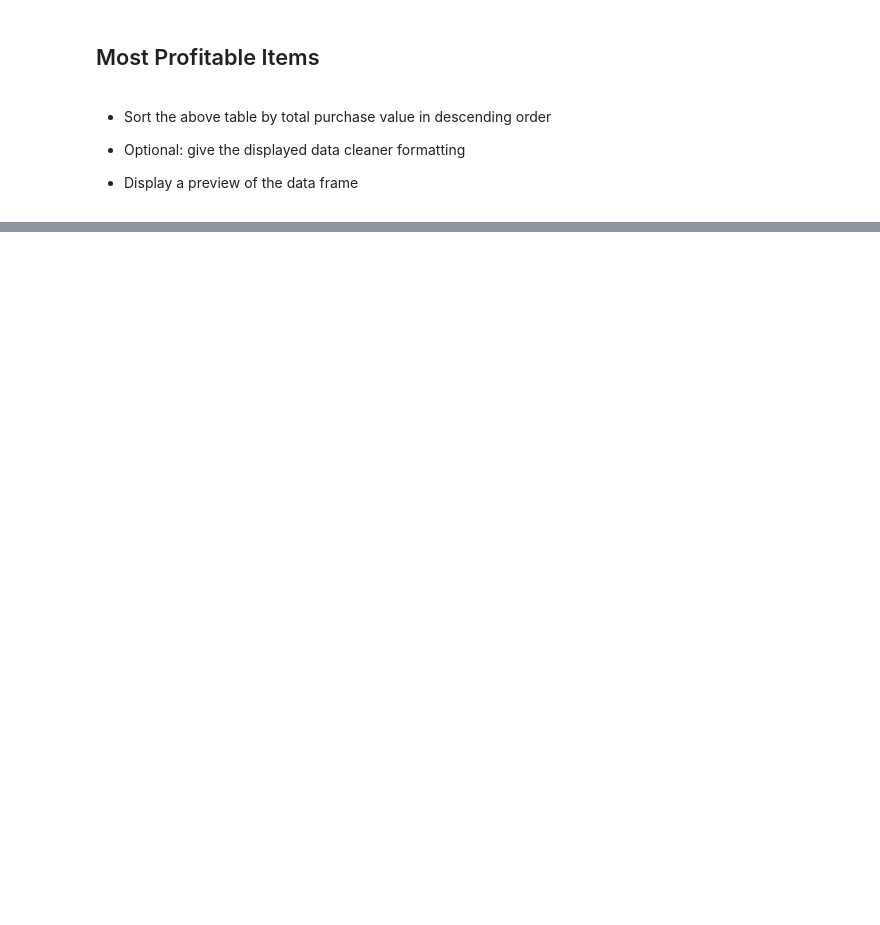
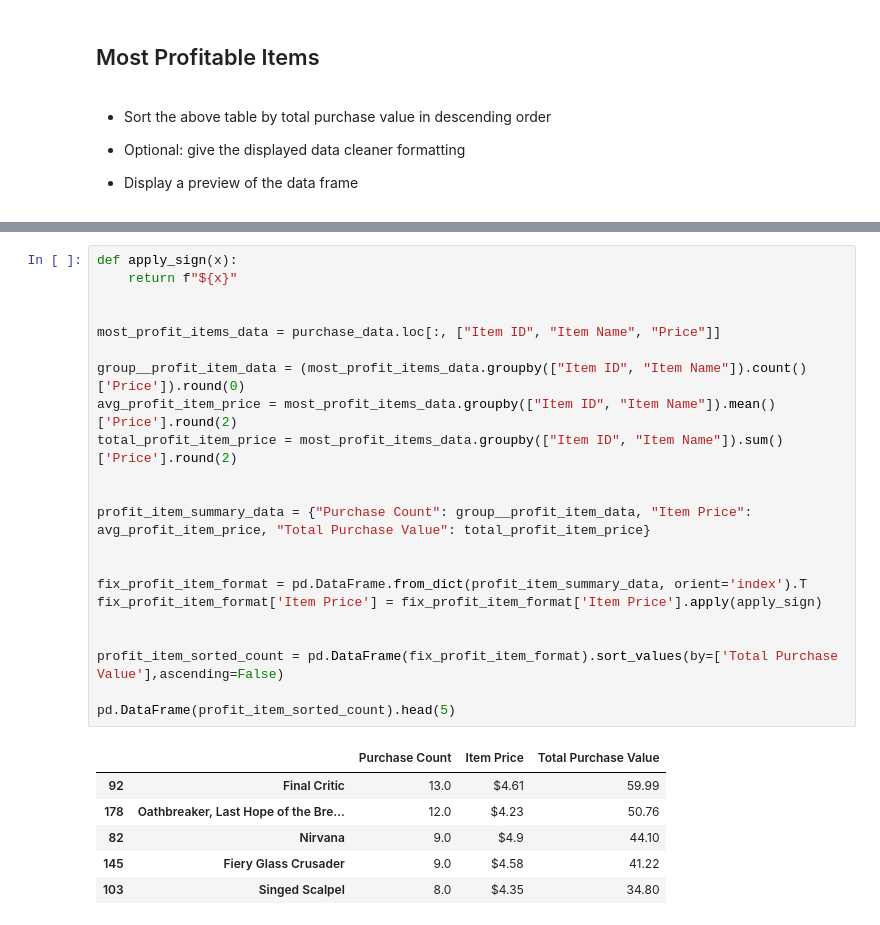
Before and after one commit to khbader101/Pandas-Challenge, a Jupyter notebook: HeroesOfPymoli/HeroesOfPymoli_starter.ipynb, the cells around one changed output, grey strips where cells are left out. Cells and saved outputs as stored; diff of their text form; blank space fills up the shorter version.

```diff
--- a/HeroesOfPymoli/HeroesOfPymoli_starter.ipynb
+++ b/HeroesOfPymoli/HeroesOfPymoli_starter.ipynb
@@ -356,0 +361,29 @@ pd.DataFrame(item_sorted_count).head(5)
+# %%
+def apply_sign(x):
+    return f"${x}"
+
+
+most_profit_items_data = purchase_data.loc[:, ["Item ID", "Item Name", "Price"]]
+
+group__profit_item_data = (most_profit_items_data.groupby(["Item ID", "Item Name"]).count()['Price']).round(0)
+avg_profit_item_price = most_profit_items_data.groupby(["Item ID", "Item Name"]).mean()['Price'].round(2)
+total_profit_item_price = most_profit_items_data.groupby(["Item ID", "Item Name"]).sum()['Price'].round(2)
+
+
+profit_item_summary_data = {"Purchase Count": group__profit_item_data, "Item Price": avg_profit_item_price, "Total Purchase Value": total_profit_item_price}
+
+
+fix_profit_item_format = pd.DataFrame.from_dict(profit_item_summary_data, orient='index').T
+fix_profit_item_format['Item Price'] = fix_profit_item_format['Item Price'].apply(apply_sign)
+
+
+profit_item_sorted_count = pd.DataFrame(fix_profit_item_format).sort_values(by=['Total Purchase Value'],ascending=False)
+
+pd.DataFrame(profit_item_sorted_count).head(5)
+# %% [output]
+|  |  | Purchase Count | Item Price | Total Purchase Value |
+| 92 | Final Critic | 13.0 | $4.61 | 59.99 |
+| 178 | Oathbreaker, Last Hope of the Bre... | 12.0 | $4.23 | 50.76 |
+| 82 | Nirvana | 9.0 | $4.9 | 44.10 |
+| 145 | Fiery Glass Crusader | 9.0 | $4.58 | 41.22 |
+| 103 | Singed Scalpel | 8.0 | $4.35 | 34.80 |
```
Also changed, not shown: parts of 5 cells of this notebook.
